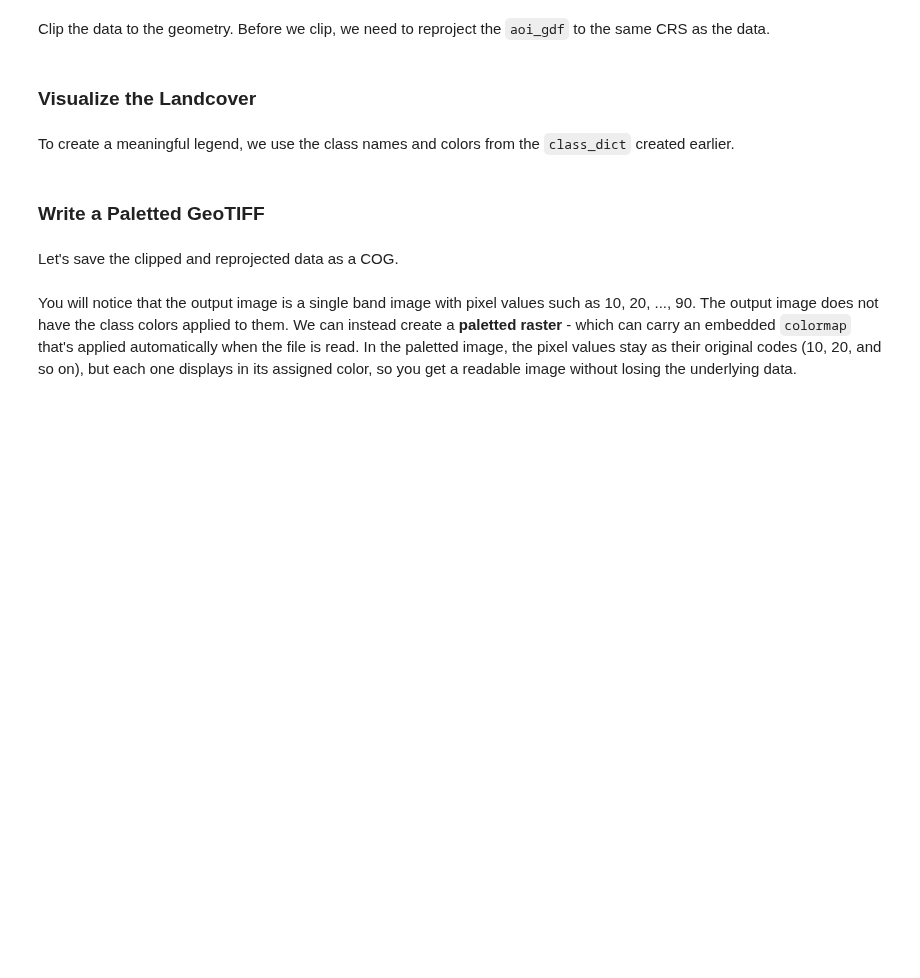
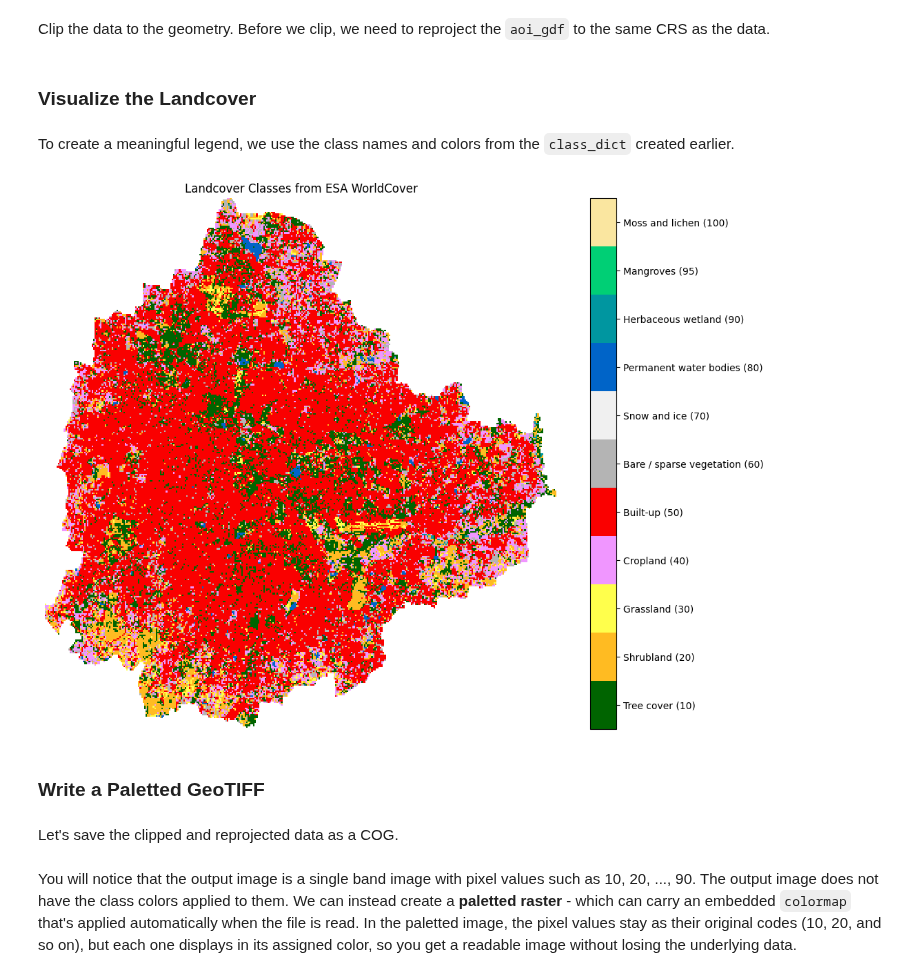
Before and after one commit to spatialthoughts/courses, a Jupyter notebook: docs/code/python_remote_sensing/module_03/01_working_with_landcover.ipynb, the cells around one changed output. Cells and saved outputs as stored; diff of their text form; code cells hidden in the pictures; blank space fills up the shorter version.

```diff
--- a/docs/code/python_remote_sensing/module_03/01_working_with_landcover.ipynb
+++ b/docs/code/python_remote_sensing/module_03/01_working_with_landcover.ipynb
@@ -195,21 +195,28 @@ tick_labels
 # %%
 fig, ax = plt.subplots(1, 1)
 fig.set_size_inches(12, 10)
 
-map_data_clipped.plot(
+# Create a preview
+map_data_preview = map_data_clipped.rio.reproject(
+    map_data_clipped.rio.crs, resolution=100
+)
+
+map_data_preview.plot(
     ax=ax, cmap=cmap, norm=normalizer
 )
 
 colorbar = fig.colorbar(
     cm.ScalarMappable(norm=normalizer, cmap=cmap),
     boundaries=boundaries,
     values=values,
     cax=fig.axes[1].axes,
 )
 colorbar.set_ticks(ticks, labels=tick_labels)
 
 ax.set_axis_off()
 ax.set_title('Landcover Classes from ESA WorldCover');
+# %% [output]
+[figure, added]
 # %% [markdown]
 ### Write a Paletted GeoTIFF
 # %% [markdown]
```
Also changed, not shown: parts of 2 cells of this notebook, 6 other files.
